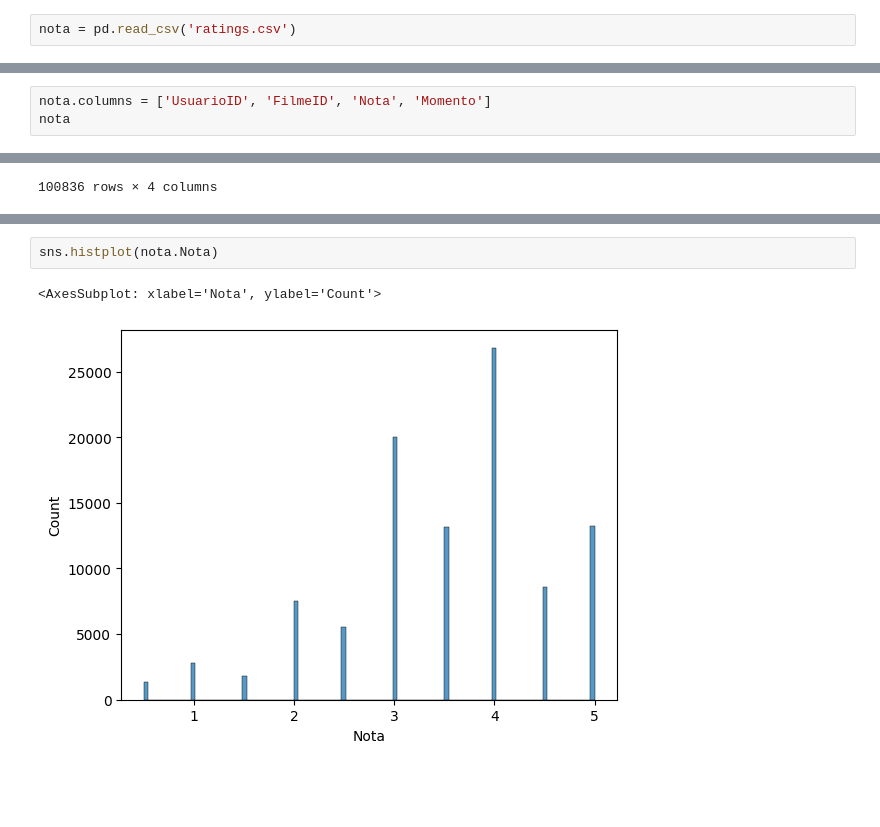
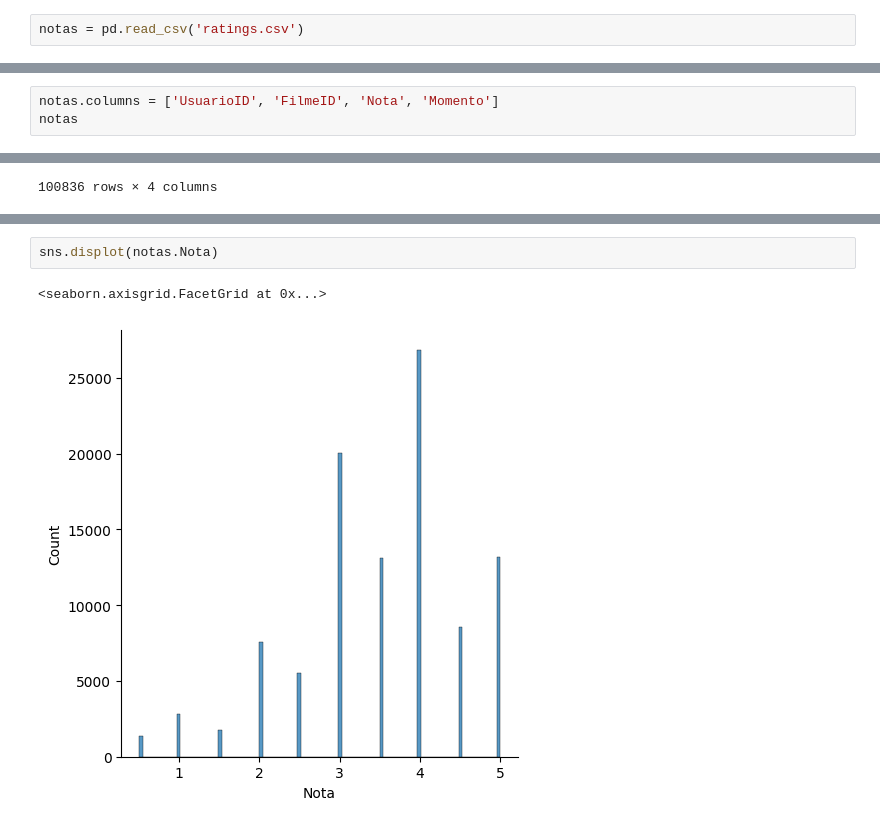
Before and after one commit to DevLuizP/Introducao_DataScience, a Jupyter notebook: Introducao.ipynb, the cells around one changed output, grey strips where cells are left out. Drawn from its saved outputs; the diff is of its cells as text; blank space fills up the shorter version.

```diff
--- a/Introducao.ipynb
+++ b/Introducao.ipynb
@@ -4,3 +6,3 @@ import seaborn as sns
 # %%
-nota = pd.read_csv('ratings.csv')
+notas = pd.read_csv('ratings.csv')
 # %%
@@ -20,8 +22,8 @@ nota
 | 100835 | 610 | 170875 | 3.0 | 1493846415 |
 100836 rows × 4 columns
 # %%
-nota.columns = ['UsuarioID', 'FilmeID', 'Nota', 'Momento']
-nota
+notas.columns = ['UsuarioID', 'FilmeID', 'Nota', 'Momento']
+notas
 # %% [output]
 |  | UsuarioID | FilmeID | Nota | Momento |
 | 0 | 1 | 1 | 4.0 | 964982703 |
@@ -139,8 +135,8 @@ nota.Nota.plot(kind = 'hist')
 <AxesSubplot: ylabel='Frequency'>
 [figure]
 # %%
-sns.histplot(nota.Nota)
+sns.displot(notas.Nota)
 # %% [output]
-<AxesSubplot: xlabel='Nota', ylabel='Count'>
+<seaborn.axisgrid.FacetGrid at 0x...>
-[figure, old version]
+[figure, new version]
 # %%
```
Also changed, not shown: parts of 22 cells of this notebook.
